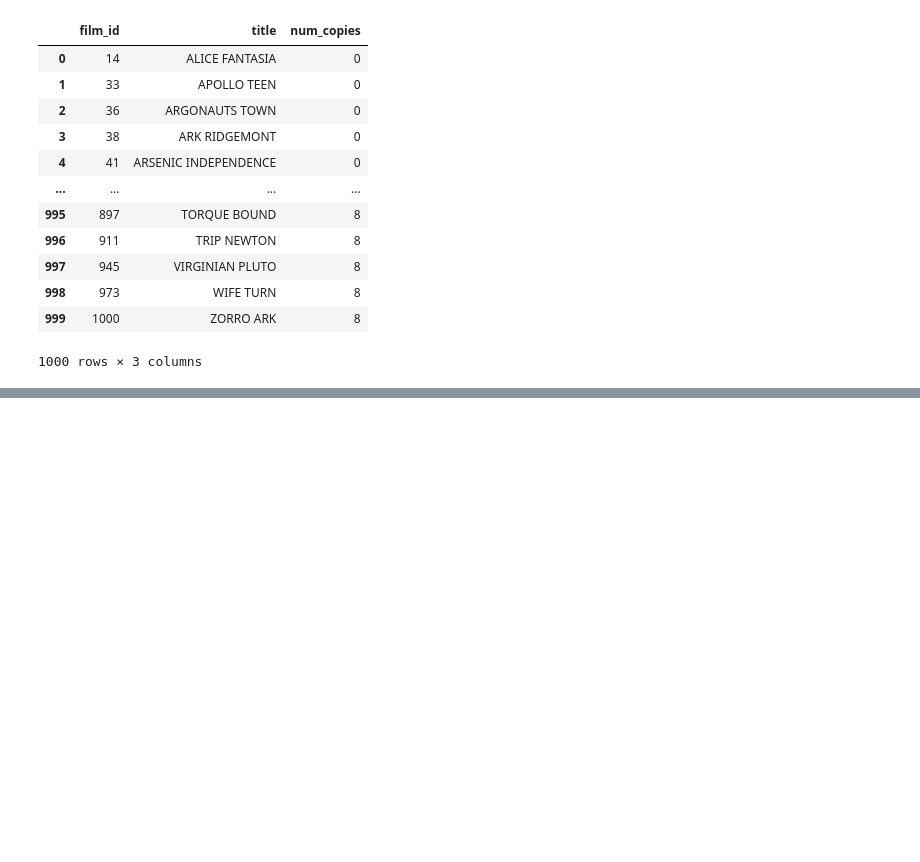
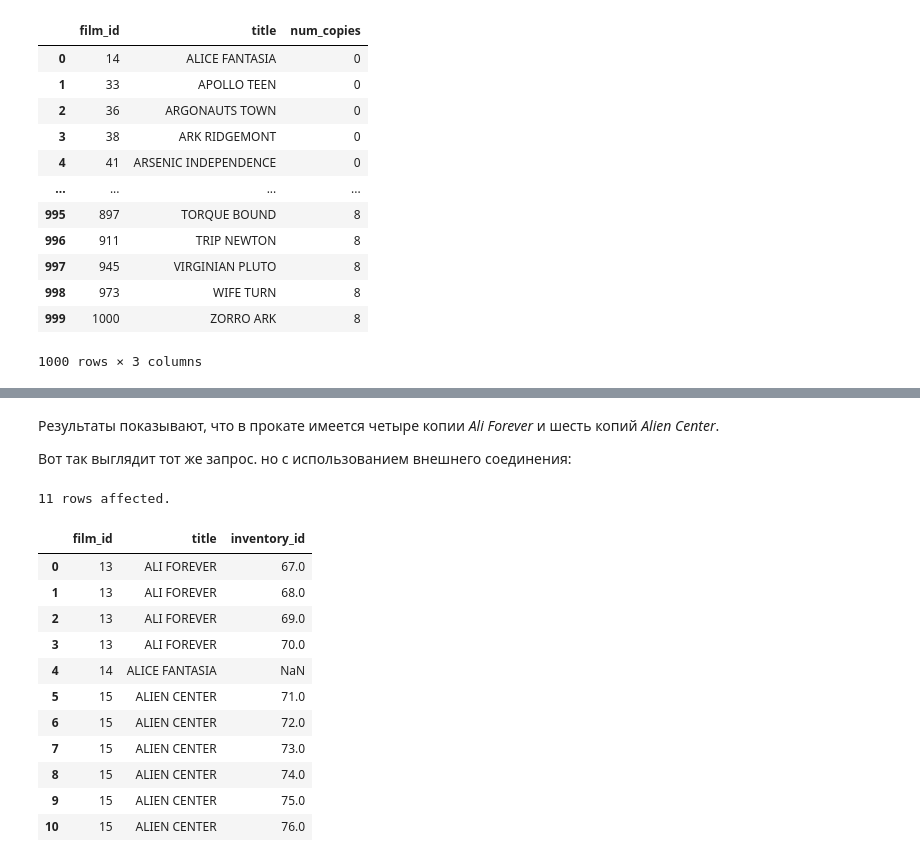
Before and after one commit to magus1968/learning-sql, a Jupyter notebook: docs/chapters/ch10.ipynb, the cells around one changed output, grey strips where cells are left out. Drawn from its saved outputs; the diff is of its cells as text; code cells hidden in the pictures; blank space fills up the shorter version.

```diff
--- a/docs/chapters/ch10.ipynb
+++ b/docs/chapters/ch10.ipynb
@@ -137,0 +167,28 @@ ORDER BY num_copies;
+# %% [markdown]
+Результаты показывают, что в прокате имеется четыре копии *Ali Forever* и шесть копий *Alien Center*.
+
+Вот так выглядит тот же запрос. но с использованием внешнего соединения:
+# %%
+%%sql
+SELECT
+    f.film_id,
+    f.title,
+    i.inventory_id
+FROM film f
+    LEFT JOIN inventory i
+        ON f.film_id = i.film_id
+WHERE f.film_id BETWEEN 13 AND 15;
+# %% [output]
+11 rows affected.
+|  | film_id | title | inventory_id |
+| 0 | 13 | ALI FOREVER | 67.0 |
+| 1 | 13 | ALI FOREVER | 68.0 |
+| 2 | 13 | ALI FOREVER | 69.0 |
+| 3 | 13 | ALI FOREVER | 70.0 |
+| 4 | 14 | ALICE FANTASIA | NaN |
+| 5 | 15 | ALIEN CENTER | 71.0 |
+| 6 | 15 | ALIEN CENTER | 72.0 |
+| 7 | 15 | ALIEN CENTER | 73.0 |
+| 8 | 15 | ALIEN CENTER | 74.0 |
+| 9 | 15 | ALIEN CENTER | 75.0 |
+| 10 | 15 | ALIEN CENTER | 76.0 |
```
Also changed, not shown: parts of 18 cells of this notebook, 5 other files.
